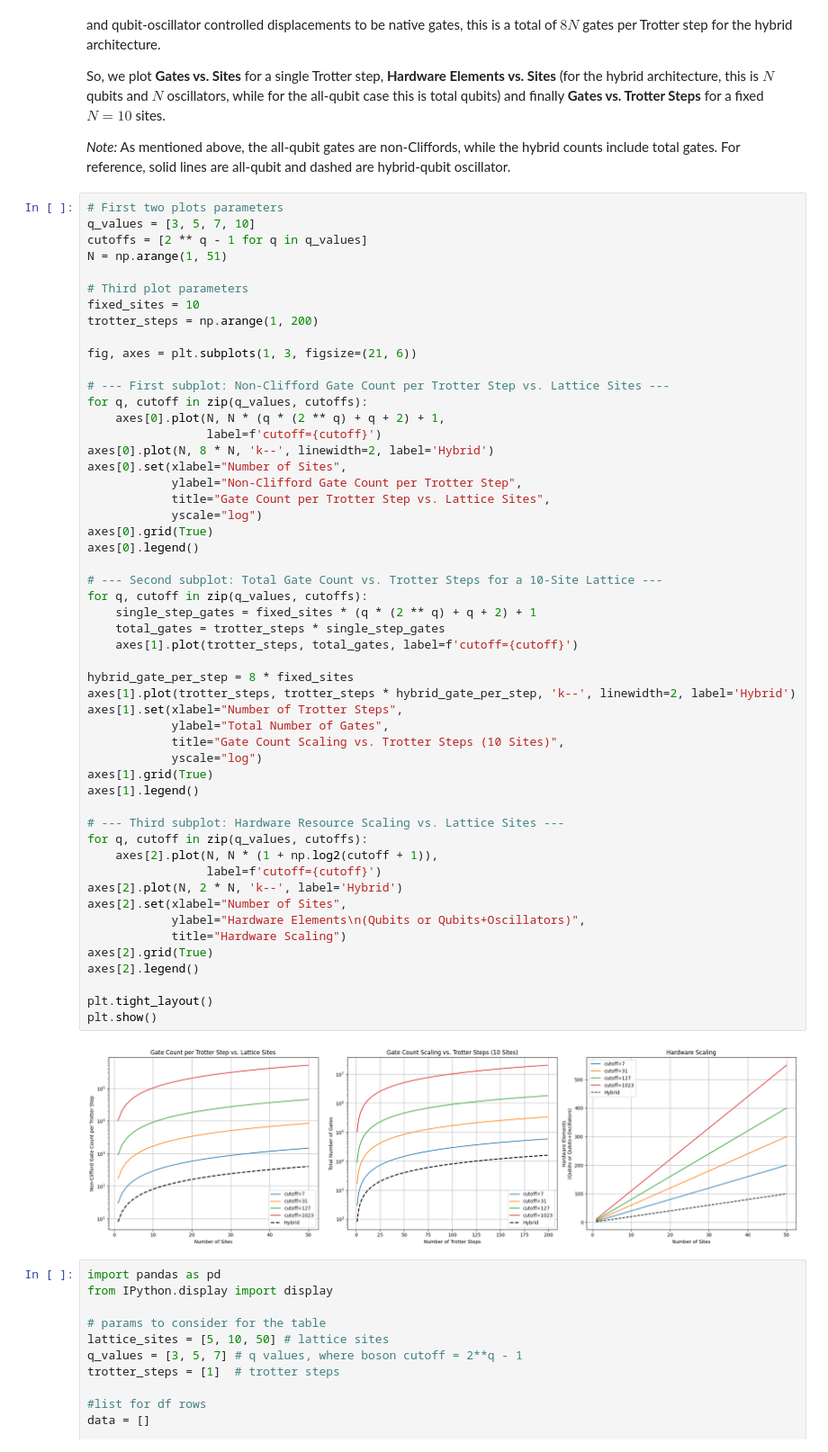
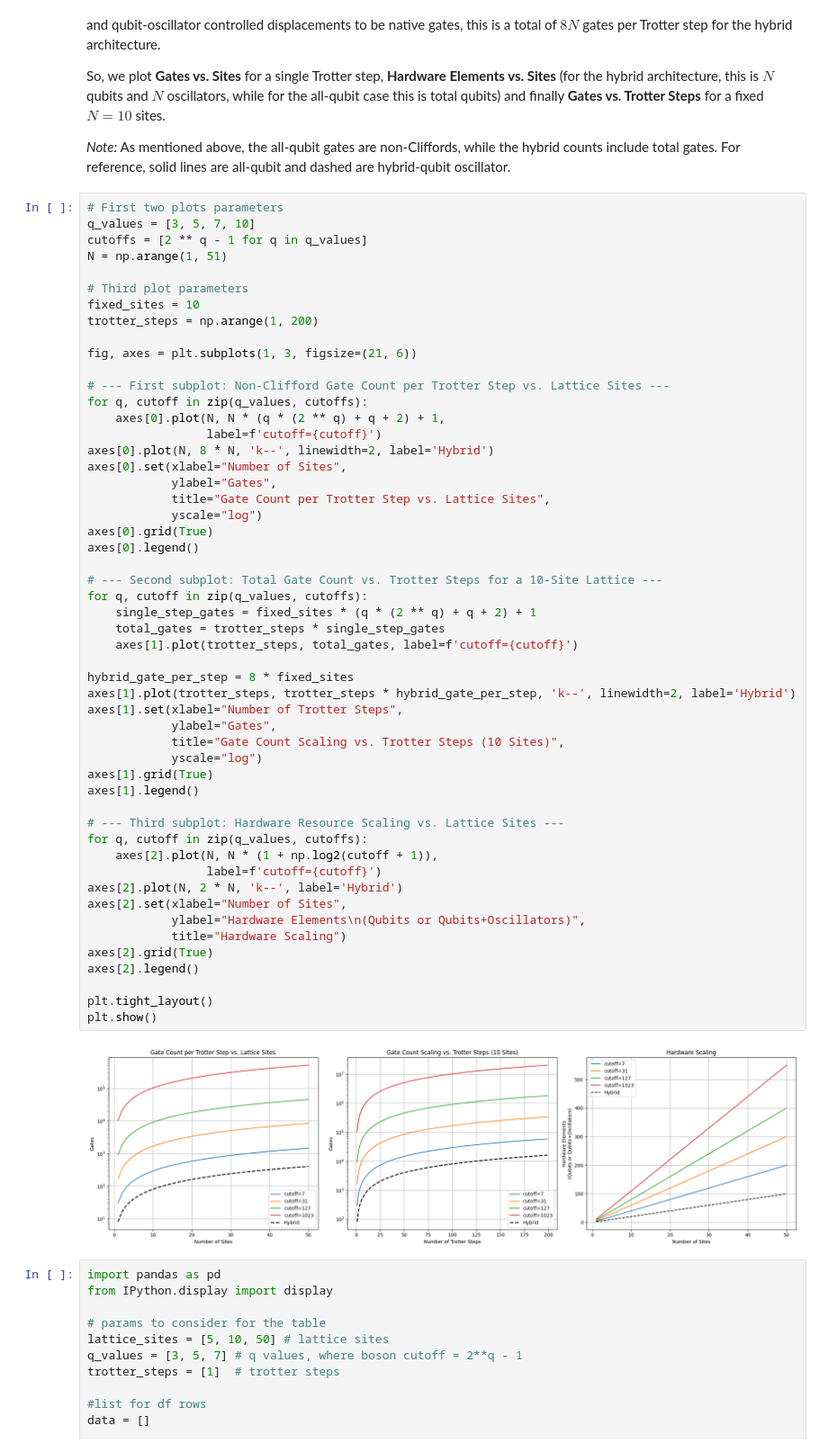
Before and after one commit to samgodwood/bosonic-qiskit, a Jupyter notebook: playground/bosonic_operator_costs/holstein/qubit_holstein.ipynb, the cells around one changed output. Shown: that part at 90% size. Drawn from its saved outputs; the diff is of its cells as text.

```diff
--- a/playground/bosonic_operator_costs/holstein/qubit_holstein.ipynb
+++ b/playground/bosonic_operator_costs/holstein/qubit_holstein.ipynb
@@ -333,42 +333,42 @@ for q, cutoff in zip(q_values, cutoffs):
                  label=f'cutoff={cutoff}')
 axes[0].plot(N, 8 * N, 'k--', linewidth=2, label='Hybrid')
 axes[0].set(xlabel="Number of Sites",
-            ylabel="Non-Clifford Gate Count per Trotter Step",
+            ylabel="Gates",
             title="Gate Count per Trotter Step vs. Lattice Sites",
             yscale="log")
 axes[0].grid(True)
 axes[0].legend()
 
 # --- Second subplot: Total Gate Count vs. Trotter Steps for a 10-Site Lattice ---
 for q, cutoff in zip(q_values, cutoffs):
     single_step_gates = fixed_sites * (q * (2 ** q) + q + 2) + 1
     total_gates = trotter_steps * single_step_gates
     axes[1].plot(trotter_steps, total_gates, label=f'cutoff={cutoff}')
 
 hybrid_gate_per_step = 8 * fixed_sites
 axes[1].plot(trotter_steps, trotter_steps * hybrid_gate_per_step, 'k--', linewidth=2, label='Hybrid')
 axes[1].set(xlabel="Number of Trotter Steps",
-            ylabel="Total Number of Gates",
+            ylabel="Gates",
             title="Gate Count Scaling vs. Trotter Steps (10 Sites)",
             yscale="log")
 axes[1].grid(True)
 axes[1].legend()
 
 # --- Third subplot: Hardware Resource Scaling vs. Lattice Sites ---
 for q, cutoff in zip(q_values, cutoffs):
     axes[2].plot(N, N * (1 + np.log2(cutoff + 1)),
                  label=f'cutoff={cutoff}')
 axes[2].plot(N, 2 * N, 'k--', label='Hybrid')
 axes[2].set(xlabel="Number of Sites",
             ylabel="Hardware Elements\n(Qubits or Qubits+Oscillators)",
             title="Hardware Scaling")
 axes[2].grid(True)
 axes[2].legend()
 
 plt.tight_layout()
 plt.show()
 # %% [output]
-[figure, old version]
+[figure, new version]
 # %%
 import pandas as pd
 from IPython.display import display
```
Also changed, not shown: parts of 1 cell of this notebook.
